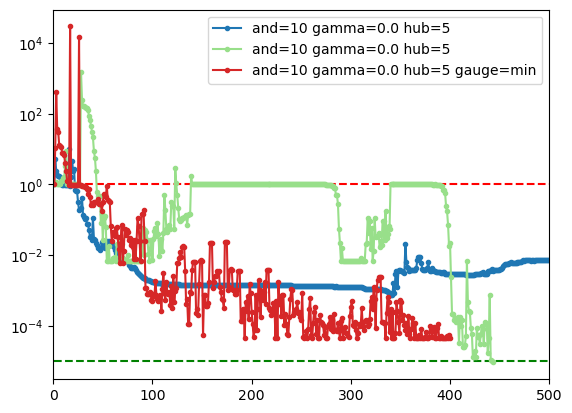
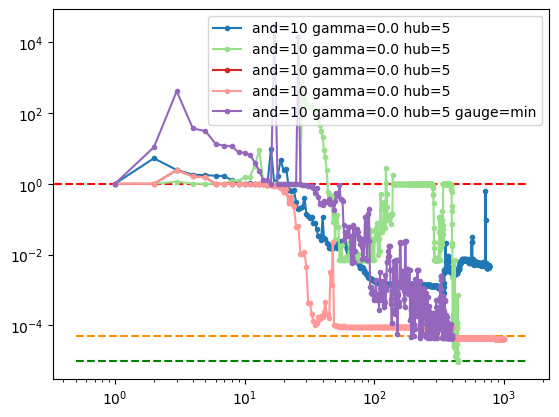
The notebook cell's code change between the first figure and the second:
--- before
+++ after
@@ -18,7 +18,8 @@
         plt.plot(range(1, len(cacca.sol.residuals)+1), cacca.sol.residuals, marker='o', label=label, color=colors_t20[i], markersize=3)
 plt.hlines([1e-5], 0.5, 1.5*cut2, linestyles='--', colors='green', zorder=1)
+plt.hlines([5e-5], 0.5, 1.5*cut2, linestyles='--', colors='darkorange', zorder=1)
 plt.hlines(1, -1, 1.5*cut2, linestyles='--', colors='red', zorder=1)
-plt.xlim(10**-8, 500)
-#plt.xscale('log')
+#plt.xlim(10**-8, 500)
+plt.xscale('log')
 plt.yscale('log')
 plt.legend()

Commit: Update DECM parameters and enhance output file handling